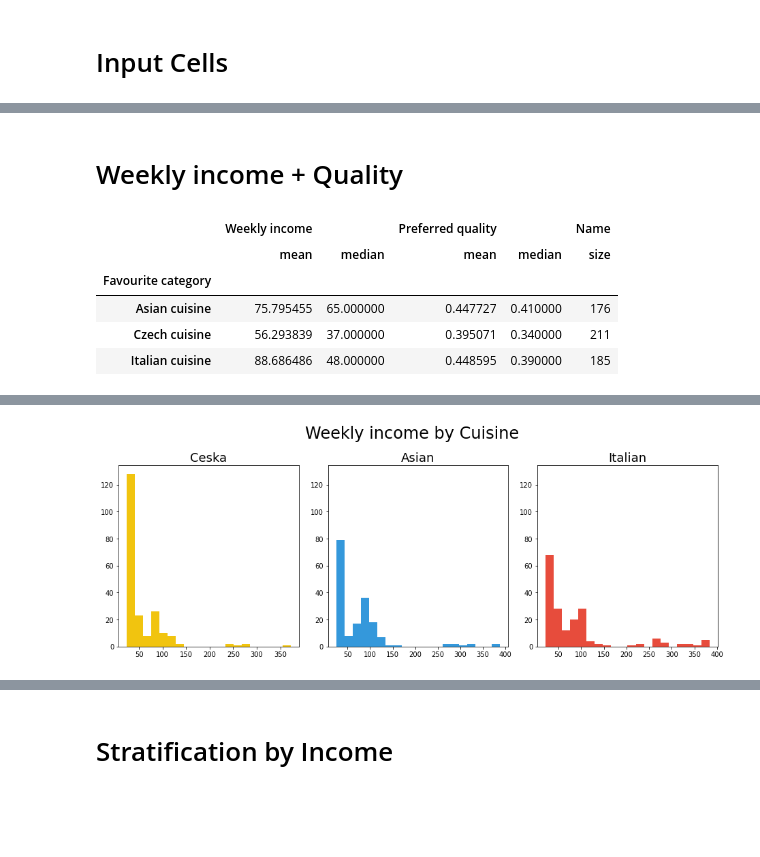
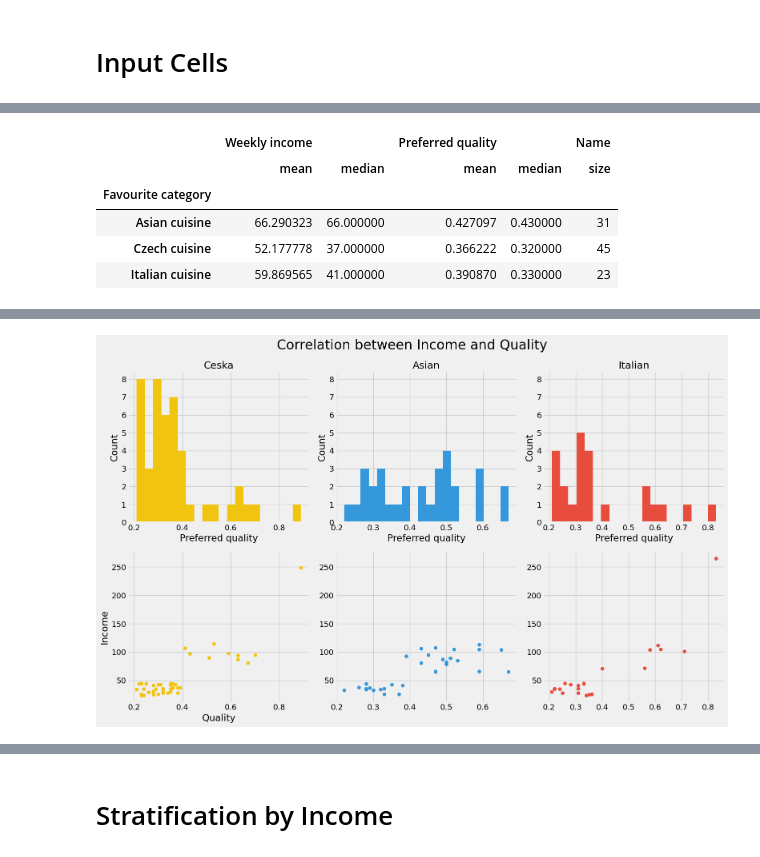
Before and after one commit to utikpuhlik/minimum, a Jupyter notebook: main.ipynb, the cells around one changed output, grey strips where cells are left out. Cells and saved outputs as stored; diff of their text form; code cells hidden in the pictures; blank space fills up the shorter version.

```diff
--- a/main.ipynb
+++ b/main.ipynb
@@ -23,7 +23,7 @@ cf.set_config_file(world_readable=True, theme='space', offline=True)
 # %% [markdown]
 # Input Cells
 # %%
-demography = pd.read_excel('data/all.xlsx', sheet_name='Metriki')
+demography = pd.read_excel('data/all.xlsx')#, sheet_name='Metriki')
 # %%
 demography.drop_duplicates('ID', inplace=True)
 # %%
@@ -37,5 +37,3 @@ demography.value_counts('Favourite category').iplot(kind='barh', linecolor="blac
-# %% [markdown]
-# Weekly income + Quality
 # %%
 demography.groupby('Favourite category').agg({
     "Weekly income": ['mean', 'median'],
@@ -45,6 +43,6 @@ demography.groupby('Favourite category').agg({
 |  | Weekly income |  | Preferred quality |  | Name |
 |  | mean | median | mean | median | size |
 | Favourite category |  |  |  |  |  |
-| Asian cuisine | 75.795455 | 65.000000 | 0.447727 | 0.410000 | 176 |
-| Czech cuisine | 56.293839 | 37.000000 | 0.395071 | 0.340000 | 211 |
-| Italian cuisine | 88.686486 | 48.000000 | 0.448595 | 0.390000 | 185 |
+| Asian cuisine | 66.290323 | 66.000000 | 0.427097 | 0.430000 | 31 |
+| Czech cuisine | 52.177778 | 37.000000 | 0.366222 | 0.320000 | 45 |
+| Italian cuisine | 59.869565 | 41.000000 | 0.390870 | 0.330000 | 23 |
@@ -62,20 +56,36 @@ df2.iplot(
 # %% [output]
 [interactive output not drawn]
 # %%
-plt.figure(figsize=(13,5))
-plt.suptitle("Weekly income by Cuisine", fontsize=24)
-ax = plt.subplot(1,3,1)
+plt.figure(figsize=(16,10), dpi=100)
+plt.suptitle("Correlation between Income and Quality", fontsize=24)
+plt.tight_layout()
 
-plt.hist(cz['Weekly income'], label='Ceska', color='#f1c40f', bins=20)
+ax1 = plt.subplot(2,3,1)
 plt.title('Ceska', fontsize=18)
+plt.hist(cz['Preferred quality'], label='Ceska', color='#f1c40f', bins=20)
+plt.xlabel('Preferred quality')
+plt.ylabel('Count')
+ax = plt.subplot(2,3,4)
+plt.scatter(cz['Preferred quality'], cz['Weekly income'], label='Ceska', color='#f1c40f')
+plt.xlabel('Quality')
+plt.ylabel('Income')
+# plt.ylim(0, 400)
 
-plt.subplot(1,3, 2, sharey=ax)
-plt.hist(asian['Weekly income'], label='Asian', color='#3498db', bins=20)
+plt.subplot(2,3,2, sharey=ax1)
+plt.hist(asian['Preferred quality'], label='Asian', color='#3498db', bins=20)
 plt.title('Asian', fontsize=18)
+plt.xlabel('Preferred quality')
+plt.ylabel('Count')
+plt.subplot(2,3,5, sharey=ax)
+plt.scatter(asian['Preferred quality'], asian['Weekly income'], label='Asian', color='#3498db')
 
-plt.subplot(1,3, 3, sharey=ax)
-plt.hist(it['Weekly income'], label='Italian', color='#e74c3c', bins=20)
+plt.subplot(2,3,3, sharey=ax1)
+plt.hist(it['Preferred quality'], label='Italian', color='#e74c3c', bins=20)
 plt.title('Italian', fontsize=18)
-plt.tight_layout()
+plt.xlabel('Preferred quality')
+plt.ylabel('Count')
+plt.subplot(2,3,6, sharey=ax)
+plt.scatter(it['Preferred quality'], it['Weekly income'], label='Italian', color='#e74c3c')
+plt.tight_layout();
 # %% [output]
-[figure, old version]
+[figure, new version]
```
Also changed, not shown: parts of 15 cells of this notebook.
